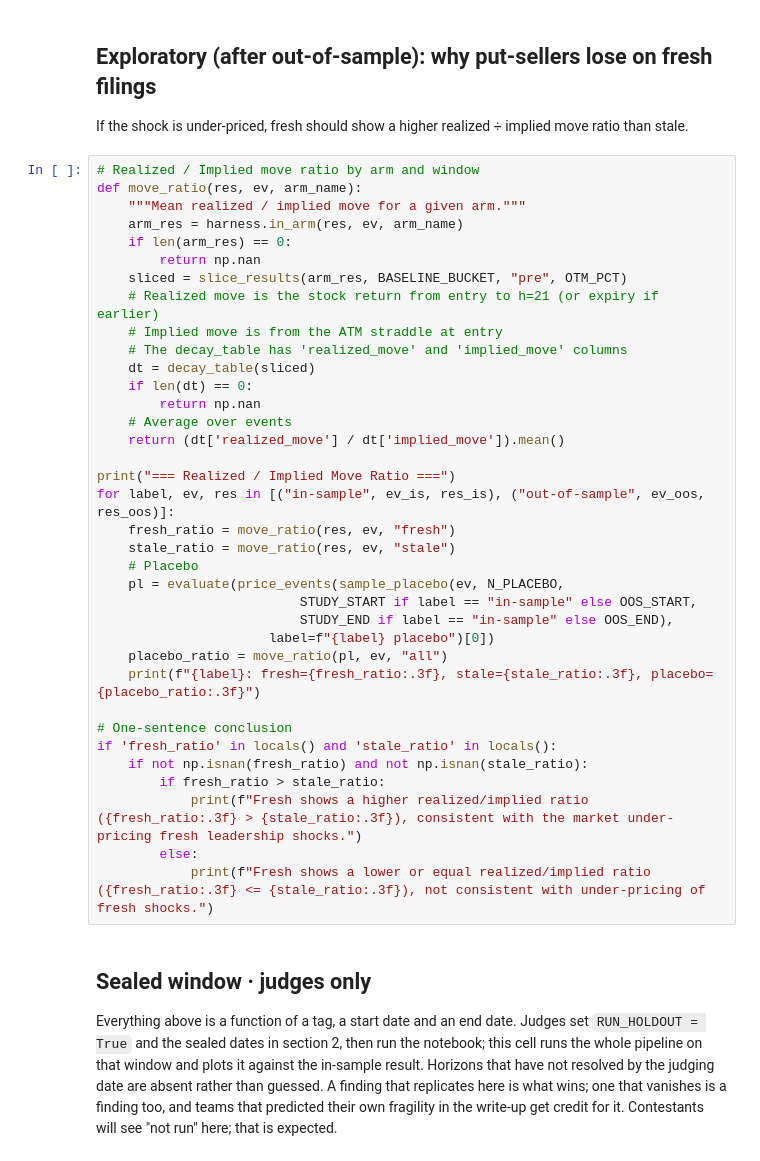
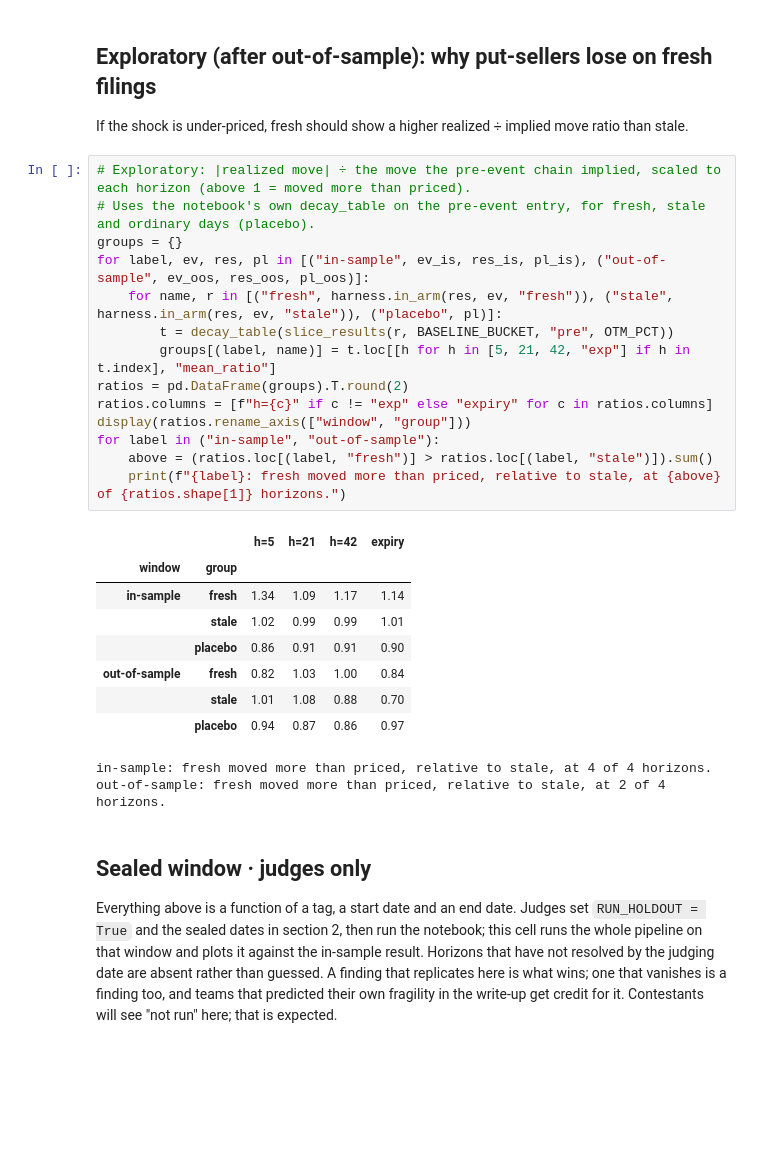
Before and after one commit to LuisGandora/GatorQuantHacks_2026, a Jupyter notebook: gator-quant-hacks-8k-options-challenge.ipynb, the cells around one changed output. Saved outputs shown, nothing was run; the diff lists cells and outputs as text; blank space fills up the shorter version.

```diff
--- a/gator-quant-hacks-8k-options-challenge.ipynb
+++ b/gator-quant-hacks-8k-options-challenge.ipynb
@@ -1509,41 +1769,30 @@ f1_boards(ev_oos, res_oos, pl_oos, "out-of-sample")
 
 If the shock is under-priced, fresh should show a higher realized ÷ implied move ratio than stale.
 # %%
-# Realized / Implied move ratio by arm and window
-def move_ratio(res, ev, arm_name):
-    """Mean realized / implied move for a given arm."""
-    arm_res = harness.in_arm(res, ev, arm_name)
-    if len(arm_res) == 0:
-        return np.nan
-    sliced = slice_results(arm_res, BASELINE_BUCKET, "pre", OTM_PCT)
-    # Realized move is the stock return from entry to h=21 (or expiry if earlier)
-    # Implied move is from the ATM straddle at entry
-    # The decay_table has 'realized_move' and 'implied_move' columns
-    dt = decay_table(sliced)
-    if len(dt) == 0:
-        return np.nan
-    # Average over events
-    return (dt['realized_move'] / dt['implied_move']).mean()
-
-print("=== Realized / Implied Move Ratio ===")
-for label, ev, res in [("in-sample", ev_is, res_is), ("out-of-sample", ev_oos, res_oos)]:
-    fresh_ratio = move_ratio(res, ev, "fresh")
-    stale_ratio = move_ratio(res, ev, "stale")
-    # Placebo
-    pl = evaluate(price_events(sample_placebo(ev, N_PLACEBO,
-                          STUDY_START if label == "in-sample" else OOS_START,
-                          STUDY_END if label == "in-sample" else OOS_END),
-                      label=f"{label} placebo")[0])
-    placebo_ratio = move_ratio(pl, ev, "all")
-    print(f"{label}: fresh={fresh_ratio:.3f}, stale={stale_ratio:.3f}, placebo={placebo_ratio:.3f}")
-
-# One-sentence conclusion
-if 'fresh_ratio' in locals() and 'stale_ratio' in locals():
-    if not np.isnan(fresh_ratio) and not np.isnan(stale_ratio):
-        if fresh_ratio > stale_ratio:
-            print(f"Fresh shows a higher realized/implied ratio ({fresh_ratio:.3f} > {stale_ratio:.3f}), consistent with the market under-pricing fresh leadership shocks.")
-        else:
-            print(f"Fresh shows a lower or equal realized/implied ratio ({fresh_ratio:.3f} <= {stale_ratio:.3f}), not consistent with under-pricing of fresh shocks.")
+# Exploratory: |realized move| ÷ the move the pre-event chain implied, scaled to each horizon (above 1 = moved more than priced).
+# Uses the notebook's own decay_table on the pre-event entry, for fresh, stale and ordinary days (placebo).
+groups = {}
+for label, ev, res, pl in [("in-sample", ev_is, res_is, pl_is), ("out-of-sample", ev_oos, res_oos, pl_oos)]:
+    for name, r in [("fresh", harness.in_arm(res, ev, "fresh")), ("stale", harness.in_arm(res, ev, "stale")), ("placebo", pl)]:
+        t = decay_table(slice_results(r, BASELINE_BUCKET, "pre", OTM_PCT))
+        groups[(label, name)] = t.loc[[h for h in [5, 21, 42, "exp"] if h in t.index], "mean_ratio"]
+ratios = pd.DataFrame(groups).T.round(2)
+ratios.columns = [f"h={c}" if c != "exp" else "expiry" for c in ratios.columns]
+display(ratios.rename_axis(["window", "group"]))
+for label in ("in-sample", "out-of-sample"):
+    above = (ratios.loc[(label, "fresh")] > ratios.loc[(label, "stale")]).sum()
+    print(f"{label}: fresh moved more than priced, relative to stale, at {above} of {ratios.shape[1]} horizons.")
+# %% [output]
+|  |  | h=5 | h=21 | h=42 | expiry |
+| window | group |  |  |  |  |
+| in-sample | fresh | 1.34 | 1.09 | 1.17 | 1.14 |
+|  | stale | 1.02 | 0.99 | 0.99 | 1.01 |
+|  | placebo | 0.86 | 0.91 | 0.91 | 0.90 |
+| out-of-sample | fresh | 0.82 | 1.03 | 1.00 | 0.84 |
+|  | stale | 1.01 | 1.08 | 0.88 | 0.70 |
+|  | placebo | 0.94 | 0.87 | 0.86 | 0.97 |
+in-sample: fresh moved more than priced, relative to stale, at 4 of 4 horizons.
+out-of-sample: fresh moved more than priced, relative to stale, at 2 of 4 horizons.
 # %% [markdown]
 ## Sealed window · judges only
 
```
Also changed, not shown: parts of 19 cells of this notebook, 2 other files.
